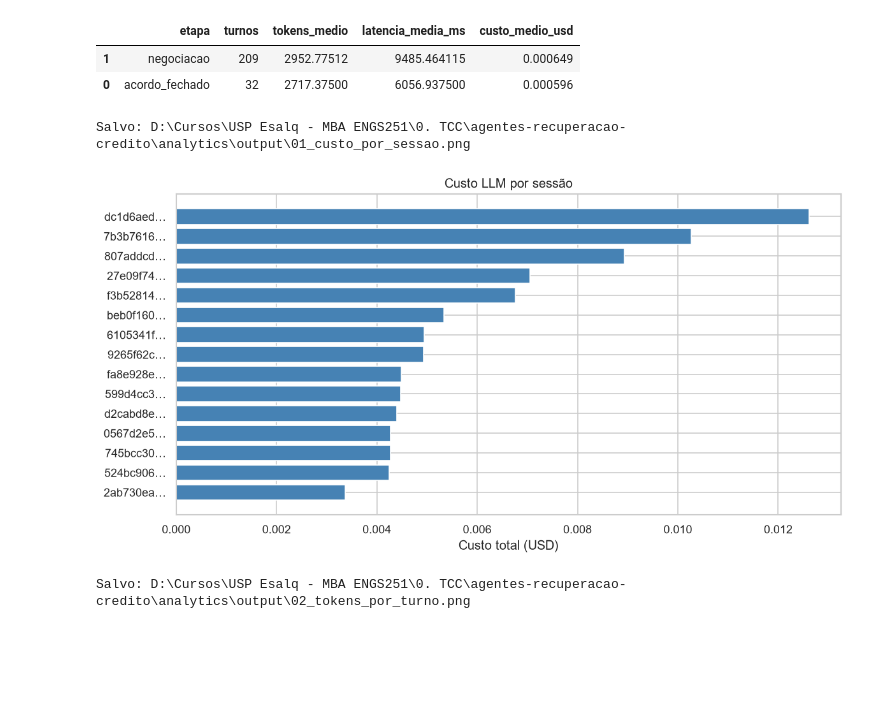
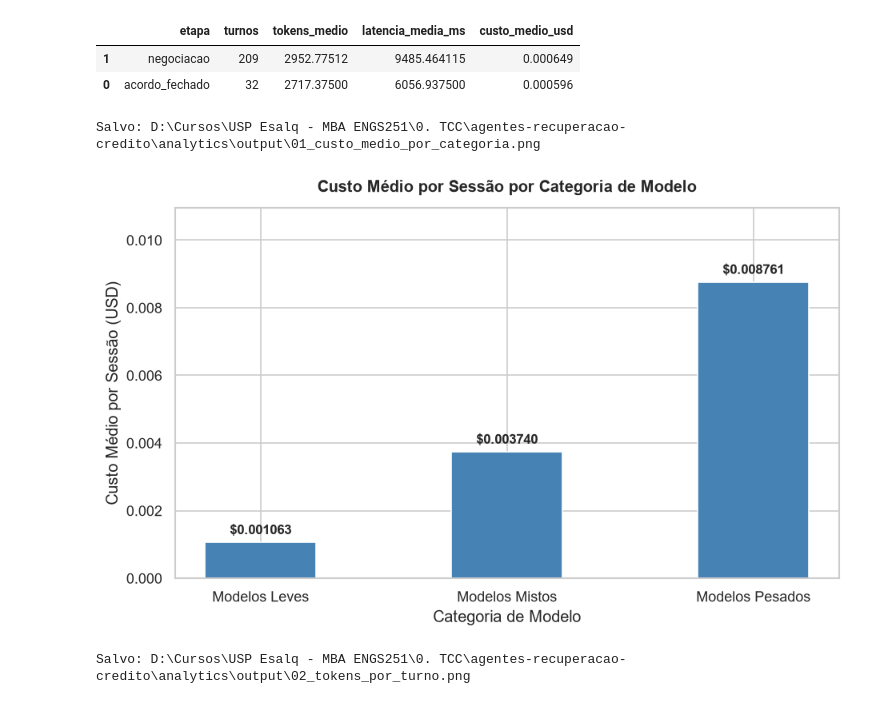
Before and after one commit to sr-raphael/agentes-recuperacao-credito, a Jupyter notebook: analytics/notebooks/analise_metricas.ipynb, the cells around one changed output. Drawn from its saved outputs; the diff is of its cells as text; code cells hidden in the pictures; blank space fills up the shorter version.

```diff
--- a/analytics/notebooks/analise_metricas.ipynb
+++ b/analytics/notebooks/analise_metricas.ipynb
@@ -258,25 +262,27 @@ Turnos com LLM: 241
 |  | etapa | turnos | tokens_medio | latencia_media_ms | custo_medio_usd |
 | 1 | negociacao | 209 | 2952.77512 | 9485.464115 | 0.000649 |
 | 0 | acordo_fechado | 32 | 2717.37500 | 6056.937500 | 0.000596 |
-# %%
-if sessoes.empty:
-    print("Sem sessões para plotar.")
-else:
-    plot_df = sessoes.sort_values("custo_total_usd", ascending=False).head(15)
-    fig, ax = plt.subplots(figsize=(10, max(4, len(plot_df) * 0.35)))
-    ax.barh(
-        plot_df["session_id"].str[:8] + "…",
-        plot_df["custo_total_usd"],
-        color=CHART_COLOR,
-    )
-    ax.set_xlabel("Custo total (USD)")
-    ax.set_title("Custo LLM por sessão")
-    ax.invert_yaxis()
-    salvar(fig, "01_custo_por_sessao.png")
-    plt.show()
-# %% [output]
-Salvo: D:\Cursos\USP Esalq - MBA ENGS251\0. TCC\agentes-recuperacao-credito\analytics\output\01_custo_por_sessao.png
-[figure, removed]
+# %%
+if custos_categoria.empty:
+    print("Sem dados de custos por categoria de modelo.")
+else:
+    fig, ax = plt.subplots(figsize=(8, 5))
+    bars = ax.bar(
+        custos_categoria["categoria_modelo"],
+        custos_categoria["custo_medio_usd"],
+        color=CHART_COLOR,
+        width=0.45,
+    )
+    ax.set_title("Custo Médio por Sessão por Categoria de Modelo LLM", fontsize=12, fontweight="bold", pad=12)
+    ax.set_ylabel("Custo Médio por Sessão (USD)")
+    max_val = custos_categoria["custo_medio_usd"].max()
+    ax.set_ylim(0, max_val * 1.25)
+    ax.bar_label(bars, fmt="$%.6f", padding=4, fontsize=10, fontweight="bold")
+    salvar(fig, "01_custo_medio_por_categoria.png")
+    plt.show()
+# %% [output]
+Salvo: D:\Cursos\USP Esalq - MBA ENGS251\0. TCC\agentes-recuperacao-credito\analytics\output\01_custo_medio_por_categoria.png
+[figure, added]
 # %%
 if llm.empty:
     print("Sem turnos com LLM.")
```
Also changed, not shown: parts of 6 cells of this notebook, 3 other files.
